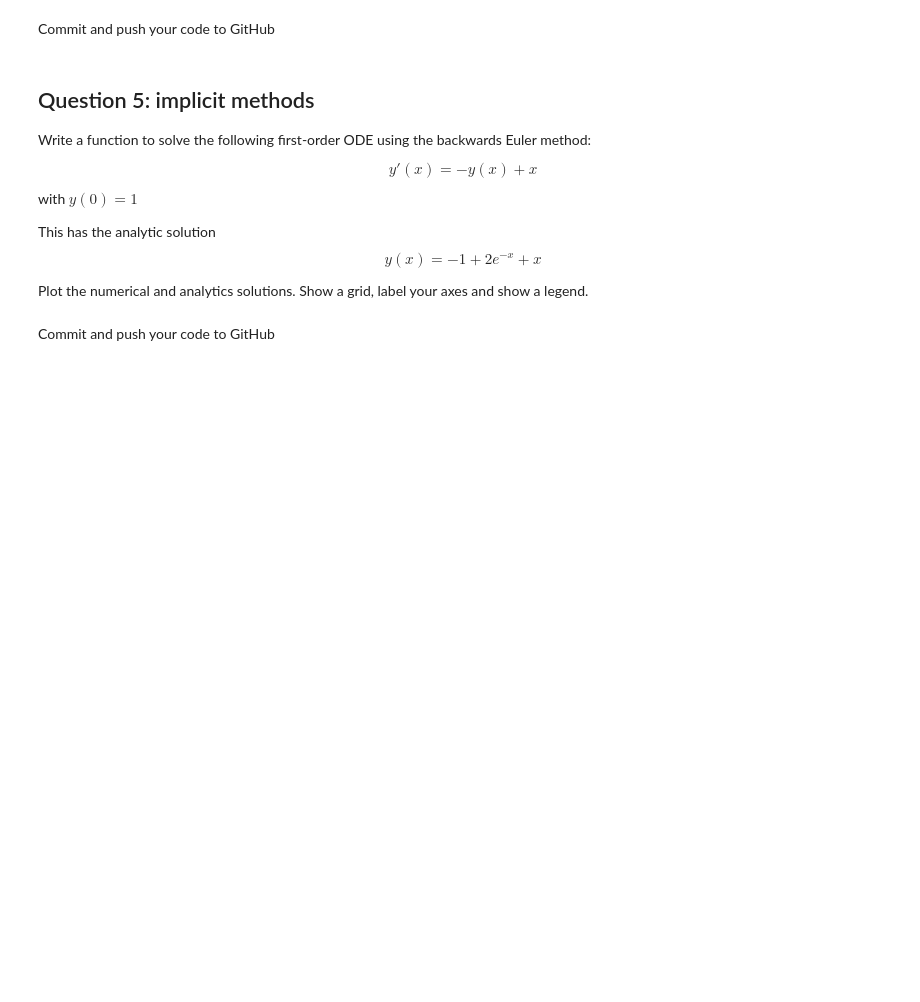
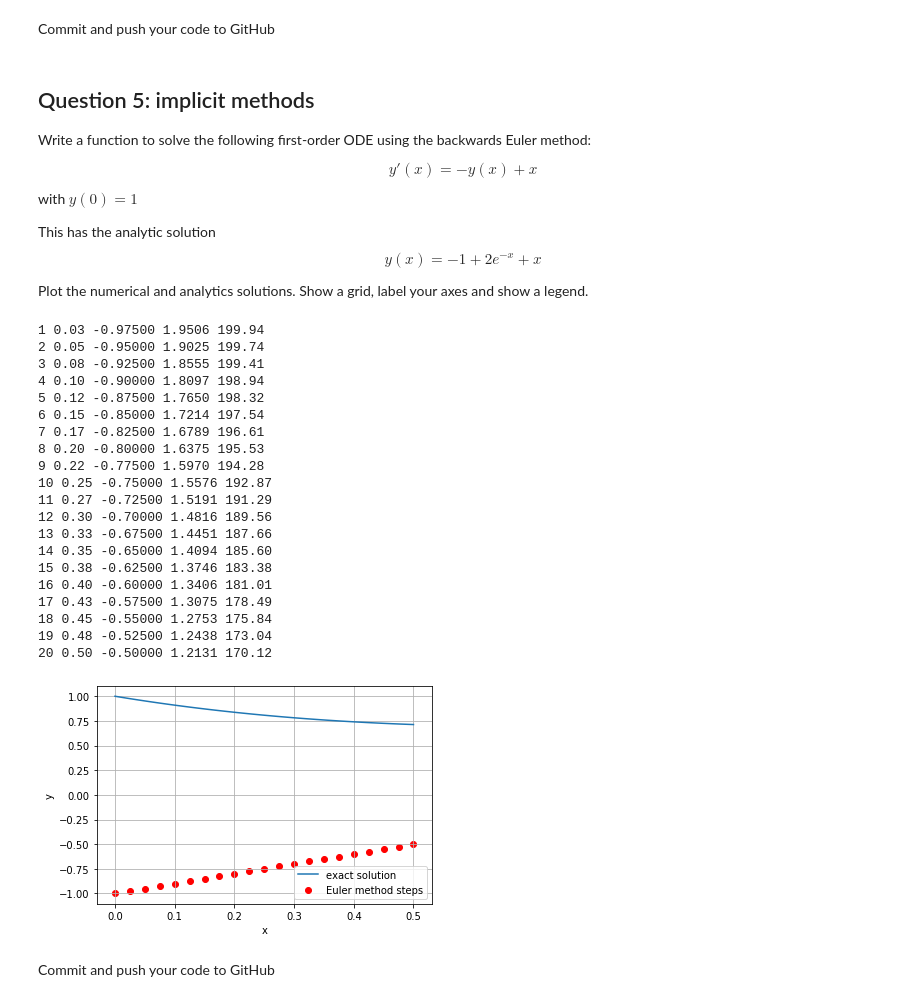
Before and after one commit to Saoirse-M-MacLaughlin/ACM20030-assignments, a Jupyter notebook: Assignment3-18306281.ipynb, the cells around one changed output. Saved outputs shown, nothing was run; the diff lists cells and outputs as text; code cells hidden in the pictures; blank space fills up the shorter version.

```diff
--- a/Assignment3-18306281.ipynb
+++ b/Assignment3-18306281.ipynb
@@ -409,6 +392,76 @@ $$
 $$
 
 Plot the numerical and analytics solutions. Show a grid, label your axes and show a legend.
+# %%
+def dydx(x,y):
+    return -y + x
+
+def yexact(x):
+    return -1 + 2*np.exp(-x) + x
+
+def EulerMethod(dydx, yexact, dx, x0, y0, imax, printSteps=False, plotSteps=False,uColor='red'):
+    i = 0
+    xi = x0
+    yi = y0
+
+    # Create arrays to store the steps in
+    steps = np.zeros((imax+1,2))
+    steps[0,0] = x0
+    steps[0,1] = y0
+
+    # Create a loop to iteratively solve the ODE step-by-step
+    while i < imax:
+        # The next three lines implement the Euler method
+        fi = dydx(xi, yi)
+        xi += dx
+        yi = yi + dx*fi
+        i += 1
+
+        if(printSteps):
+            diffi = np.abs(yi - yexact(xi))
+            Ei    = np.abs(100*diffi/yexact(xi))
+            print("%d %.2f %.5f %.4f %.2f" % (i, xi, yi, diffi, Ei))
+
+        # Store the steps for plotting
+        steps[i, 0] = xi
+        steps[i, 1] = yi
+
+    if(plotSteps):
+        plt.scatter(steps[:,0], steps[:,1], color=uColor)
+
+    return [xi, yi]
+
+x = np.linspace(0, 0.5, 100)
+y = yexact(x)
+plt.xlabel('x')
+plt.ylabel('y')
+plt.grid(True)
+plt.plot(x,y)
+
+EulerMethod(dydx, yexact, 0.025, 0, -1, 20, True, True, 'red')
+plt.legend(['exact solution', 'Euler method steps']);
+# %% [output]
+1 0.03 -0.97500 1.9506 199.94
+2 0.05 -0.95000 1.9025 199.74
+3 0.08 -0.92500 1.8555 199.41
+4 0.10 -0.90000 1.8097 198.94
+5 0.12 -0.87500 1.7650 198.32
+6 0.15 -0.85000 1.7214 197.54
+7 0.17 -0.82500 1.6789 196.61
+8 0.20 -0.80000 1.6375 195.53
+9 0.22 -0.77500 1.5970 194.28
+10 0.25 -0.75000 1.5576 192.87
+11 0.27 -0.72500 1.5191 191.29
+12 0.30 -0.70000 1.4816 189.56
+13 0.33 -0.67500 1.4451 187.66
+14 0.35 -0.65000 1.4094 185.60
+15 0.38 -0.62500 1.3746 183.38
+16 0.40 -0.60000 1.3406 181.01
+17 0.43 -0.57500 1.3075 178.49
+18 0.45 -0.55000 1.2753 175.84
+19 0.48 -0.52500 1.2438 173.04
+20 0.50 -0.50000 1.2131 170.12
+[figure, added]
 # %% [markdown]
 Commit and push your code to GitHub
 # %% [markdown]
```
Also changed, not shown: parts of 1 cell of this notebook.
